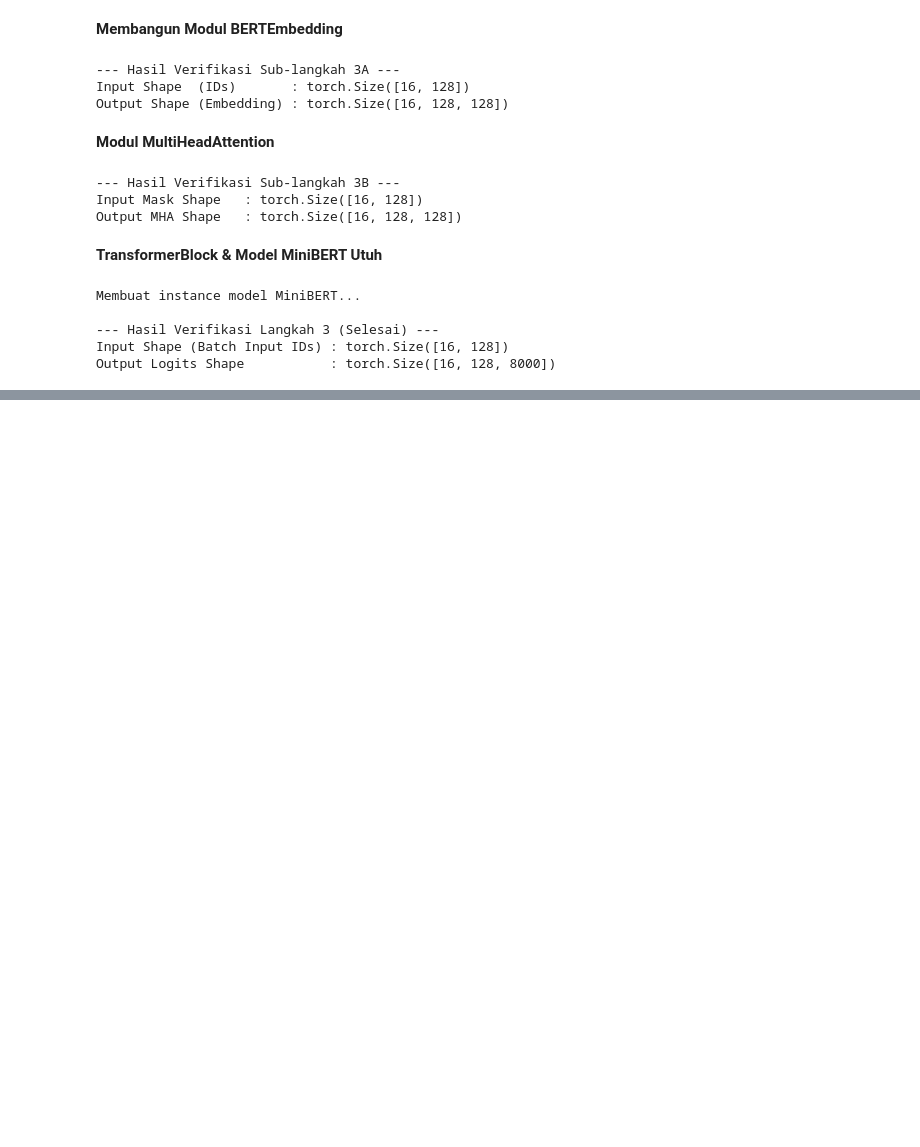
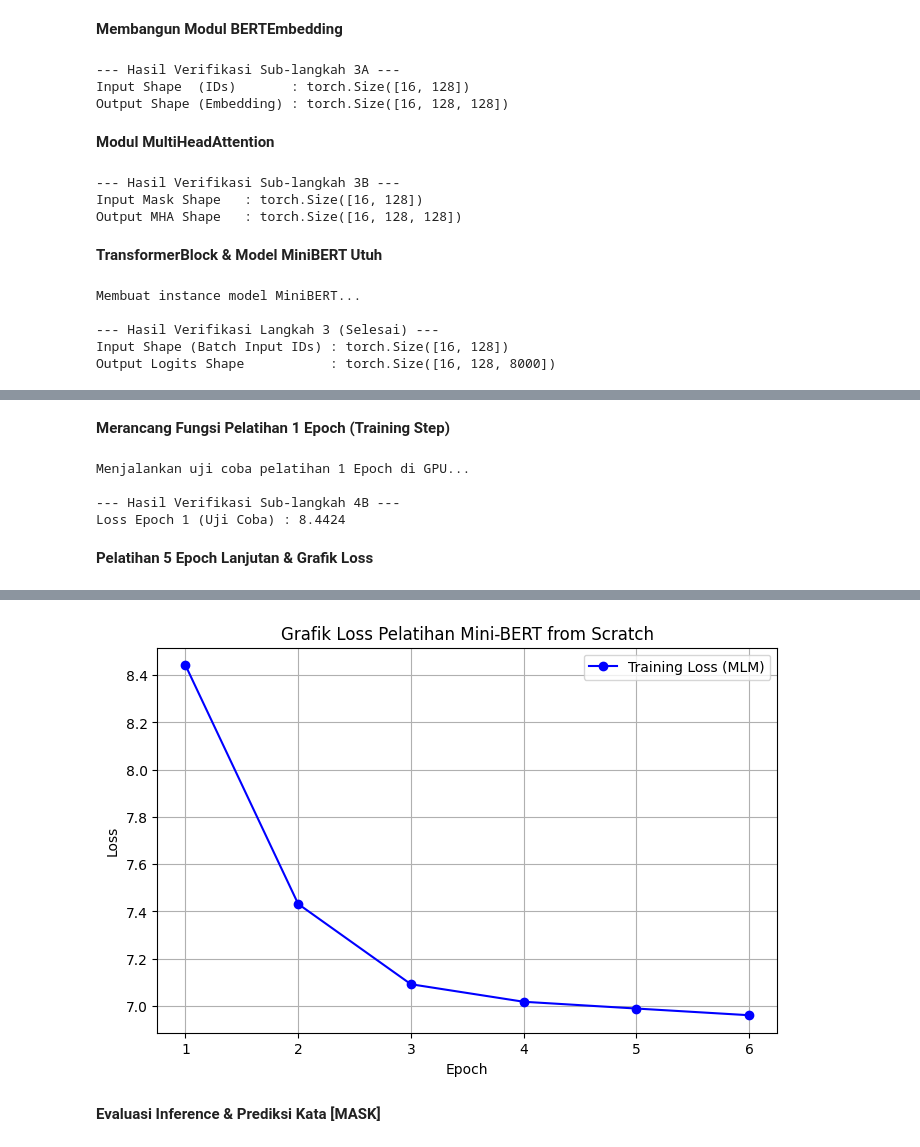
Before and after one commit to dndaslma/Kelompok5-BERTdariNol, a Jupyter notebook: Mid_Project_VIBE_CODING_GENERATIVE_AI_FROM_SCRATCH.ipynb, the cells around one changed output, grey strips where cells are left out. Drawn from its saved outputs; the diff is of its cells as text; code cells hidden in the pictures; blank space fills up the shorter version.

Commit message:
Setup training pipeline & evaluation

```diff
--- a/Mid_Project_VIBE_CODING_GENERATIVE_AI_FROM_SCRATCH.ipynb
+++ b/Mid_Project_VIBE_CODING_GENERATIVE_AI_FROM_SCRATCH.ipynb
@@ -508,0 +541,71 @@ Output Logits Shape           : torch.Size([16, 128, 8000])
+# %% [markdown]
+**Merancang Fungsi Pelatihan 1 Epoch (Training Step)**
+# %%
+def train_epoch(model, dataloader, optimizer, criterion, device):
+    model.train()
+    total_loss = 0.0
+
+    for batch in dataloader:
+        # 1. Pindahkan tensor batch ke GPU (cuda)
+        input_ids = batch['input_ids'].to(device)
+        attention_mask = batch['attention_mask'].to(device)
+        labels = batch['labels'].to(device)
+
+        # 2. Reset gradient
+        optimizer.zero_grad()
+
+        # 3. Forward pass
+        logits = model(input_ids, attention_mask)
+
+        # 4. Reshape logits & labels agar sesuai dengan CrossEntropyLoss
+        # logits shape: [batch_size * seq_len, vocab_size] -> [2048, 8000]
+        # labels shape: [batch_size * seq_len] -> [2048]
+        loss = criterion(logits.view(-1, model.mlm_head.out_features), labels.view(-1))
+
+        # 5. Backward pass & optimisasi bobot
+        loss.backward()
+        optimizer.step()
+
+        total_loss += loss.item()
+
+    avg_loss = total_loss / len(dataloader)
+    return avg_loss
+
+# --- Uji Coba Pelatihan 1 Epoch Pertama ---
+print("Menjalankan uji coba pelatihan 1 Epoch di GPU...")
+test_loss = train_epoch(model, train_loader, optimizer, criterion, device)
+
+print("\n--- Hasil Verifikasi Sub-langkah 4B ---")
+print(f"Loss Epoch 1 (Uji Coba) : {test_loss:.4f}")
+# %% [output]
+Menjalankan uji coba pelatihan 1 Epoch di GPU...
+
+--- Hasil Verifikasi Sub-langkah 4B ---
+Loss Epoch 1 (Uji Coba) : 8.4424
+# %% [markdown]
+**Pelatihan 5 Epoch Lanjutan & Grafik Loss**
+# %%
+import matplotlib.pyplot as plt
+
+# 1. Masukkan loss epoch 1 yang sudah kita dapatkan sebelumnya
+loss_history = [test_loss]
+
+# 2. Lanjutkan pelatihan selama 5 epoch tambahan (Epoch 2 s.d. 6)
+additional_epochs = 5
+print(f"Melanjutkan pelatihan selama {additional_epochs} epoch...")
+
+for epoch in range(1, additional_epochs + 1):
+    epoch_loss = train_epoch(model, train_loader, optimizer, criterion, device)
+    loss_history.append(epoch_loss)
+    print(f"Epoch {epoch + 1} Loss: {epoch_loss:.4f}")
+
+# 3. Visualisasi Grafik Penurunan Loss (Loss Curve)
+plt.figure(figsize=(8, 5))
+plt.plot(range(1, len(loss_history) + 1), loss_history, marker='o', color='b', label='Training Loss (MLM)')
+plt.title('Grafik Loss Pelatihan Mini-BERT from Scratch')
+plt.xlabel('Epoch')
+plt.ylabel('Loss')
+plt.grid(True)
+plt.legend()
+plt.show()
+# %% [output]
@@ -508,0 +618,3 @@ Output Logits Shape           : torch.Size([16, 128, 8000])
+[figure, added]
+# %% [markdown]
+**Evaluasi Inference & Prediksi Kata [MASK]**
```
Also changed, not shown: parts of 13 cells of this notebook.
